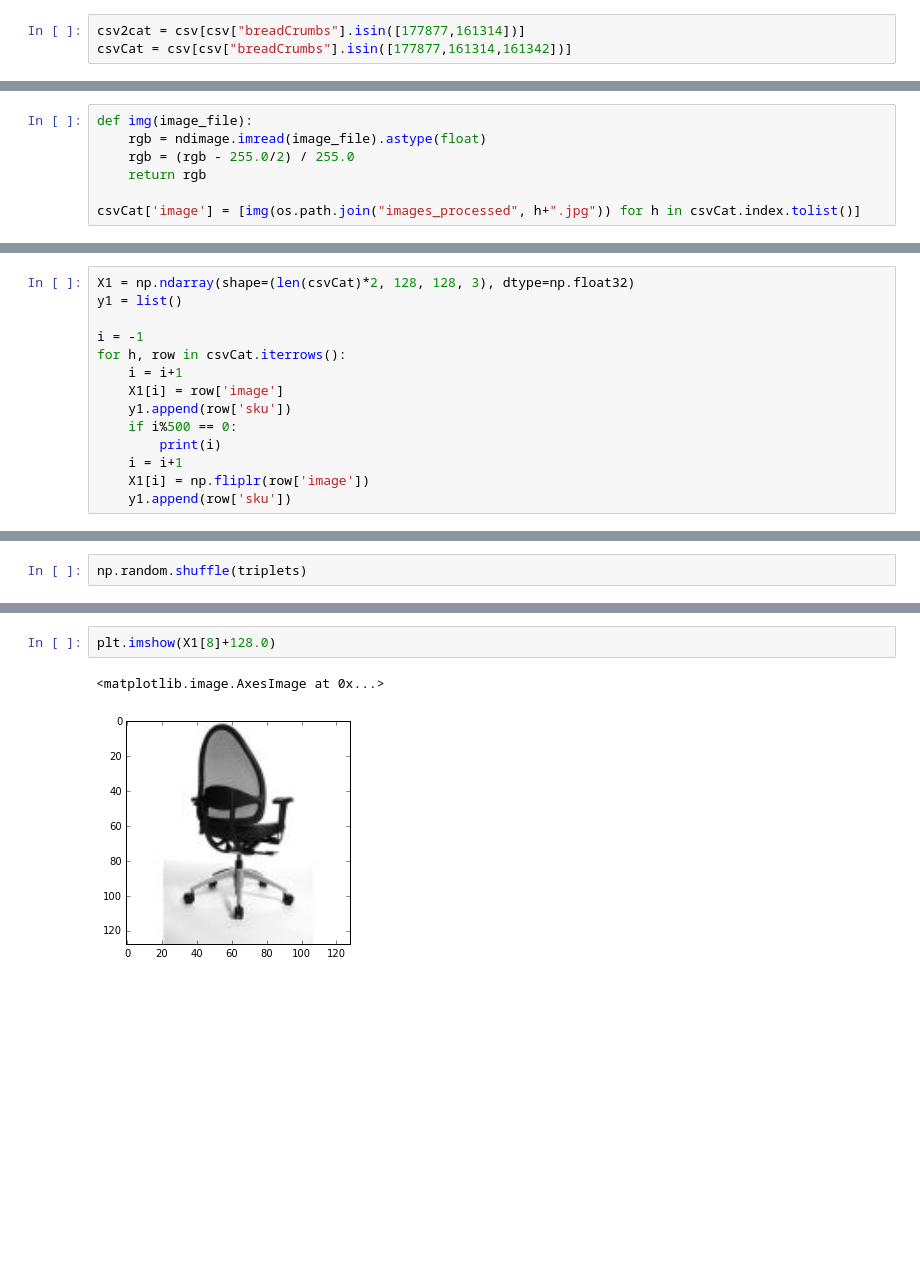
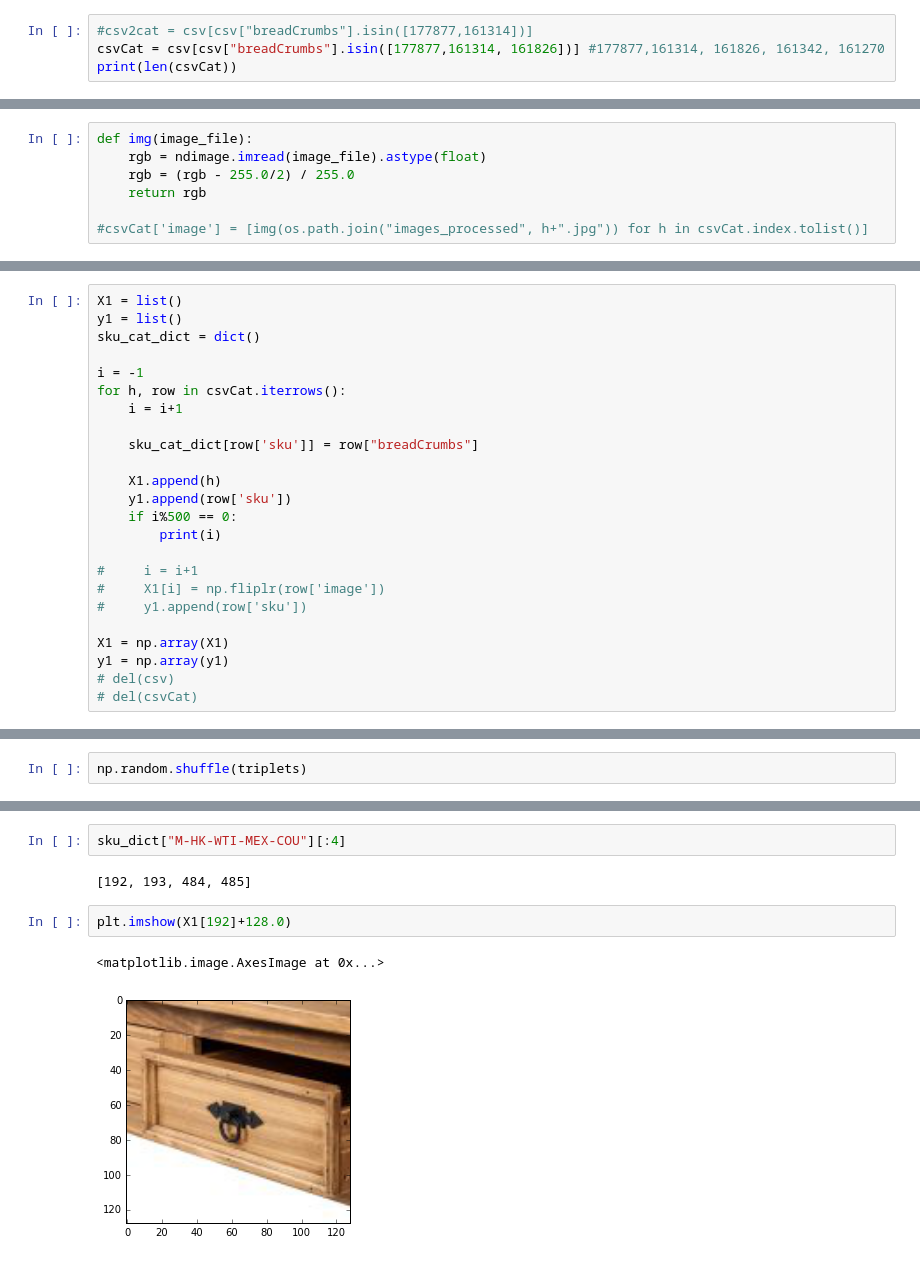
Before and after one commit to urakozz/ml-tensorflow, a Jupyter notebook: visualsearch_deepranking.ipynb, the cells around one changed output, grey strips where cells are left out. Cells and saved outputs as stored; diff of their text form; blank space fills up the shorter version.

Commit message:
images not in memory

```diff
--- a/visualsearch_deepranking.ipynb
+++ b/visualsearch_deepranking.ipynb
@@ -55,5 +59,6 @@ print(csv["breadCrumbs"].value_counts()[:20])
 177753     574
 Name: breadCrumbs, dtype: int64
 # %%
-csv2cat = csv[csv["breadCrumbs"].isin([177877,161314])]
-csvCat = csv[csv["breadCrumbs"].isin([177877,161314,161342])]
+#csv2cat = csv[csv["breadCrumbs"].isin([177877,161314])]
+csvCat = csv[csv["breadCrumbs"].isin([177877,161314, 161826])] #177877,161314, 161826, 161342, 161270
+print(len(csvCat))
@@ -77,4 +84,4 @@ def img(image_file):
     rgb = (rgb - 255.0/2) / 255.0
     return rgb
 
-csvCat['image'] = [img(os.path.join("images_processed", h+".jpg")) for h in csvCat.index.tolist()]
+#csvCat['image'] = [img(os.path.join("images_processed", h+".jpg")) for h in csvCat.index.tolist()]
@@ -90,17 +92,27 @@ csvCat.shape
 # %%
-X1 = np.ndarray(shape=(len(csvCat)*2, 128, 128, 3), dtype=np.float32)
+X1 = list()
 y1 = list()
+sku_cat_dict = dict()
 
 i = -1
 for h, row in csvCat.iterrows():
     i = i+1
-    X1[i] = row['image']
+
+    sku_cat_dict[row['sku']] = row["breadCrumbs"]
+
+    X1.append(h)
     y1.append(row['sku'])
     if i%500 == 0:
         print(i)
-    i = i+1
-    X1[i] = np.fliplr(row['image'])
-    y1.append(row['sku'])
+
+#     i = i+1
+#     X1[i] = np.fliplr(row['image'])
+#     y1.append(row['sku'])
+
+X1 = np.array(X1)
+y1 = np.array(y1)
+# del(csv)
+# del(csvCat)
 # %% [output]
 0
 500
@@ -420,5 +492,9 @@ plt.imshow(X1[4]+128.0)
+# %%
+sku_dict["M-HK-WTI-MEX-COU"][:4]
+# %% [output]
+[192, 193, 484, 485]
 # %%
-plt.imshow(X1[8]+128.0)
+plt.imshow(X1[192]+128.0)
 # %% [output]
 <matplotlib.image.AxesImage at 0x...>
-[figure, old version]
+[figure, new version]
```
Also changed, not shown: parts of 32 cells of this notebook, 1 other file.
